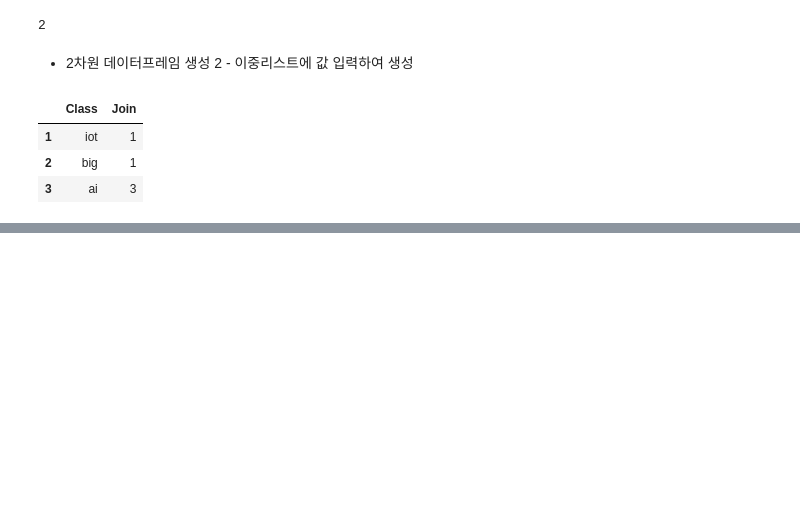
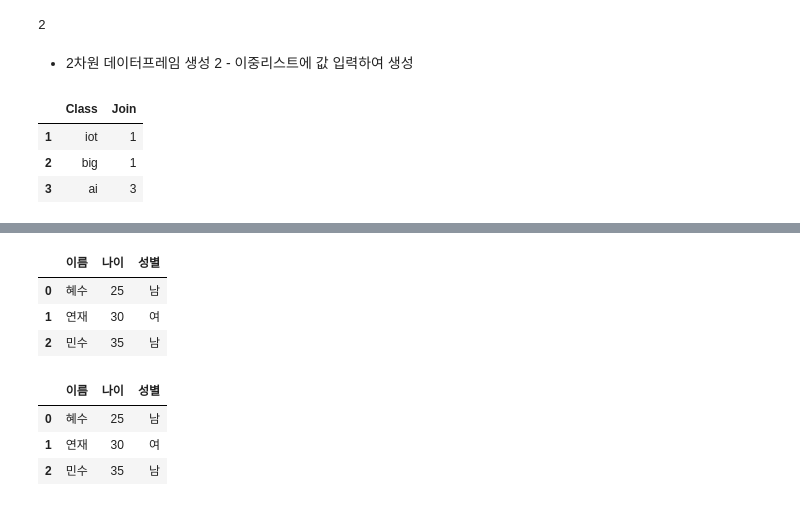
Before and after one commit to 2013je/Python_jpnb, a Jupyter notebook: 2.pandas.ipynb, the cells around one changed output, grey strips where cells are left out. Drawn from its saved outputs; the diff is of its cells as text; code cells hidden in the pictures; blank space fills up the shorter version.

```diff
--- a/2.pandas.ipynb
+++ b/2.pandas.ipynb
@@ -132,0 +167,21 @@ num2_df
+# %%
+person_info=pd.DataFrame({'이름':['혜수','연재','민수'],'나이':[25,30,35],'성별':['남','여','남']})
+person_info
+# %% [output]
+|  | 이름 | 나이 | 성별 |
+| 0 | 혜수 | 25 | 남 |
+| 1 | 연재 | 30 | 여 |
+| 2 | 민수 | 35 | 남 |
+# %%
+# 선생님 코드
+dic1 = {'이름':['혜수','연재','민수'],
+        '나이':[25,30,35],
+        '성별':['남','여','남']}
+person_info2= pd.DataFrame(dic1)
+person_info2
+# 행, 열 전환 데이터 확인 -> DataFrame.T
+# %% [output]
+|  | 이름 | 나이 | 성별 |
+| 0 | 혜수 | 25 | 남 |
+| 1 | 연재 | 30 | 여 |
+| 2 | 민수 | 35 | 남 |
```
Also changed, not shown: parts of 27 cells of this notebook.
